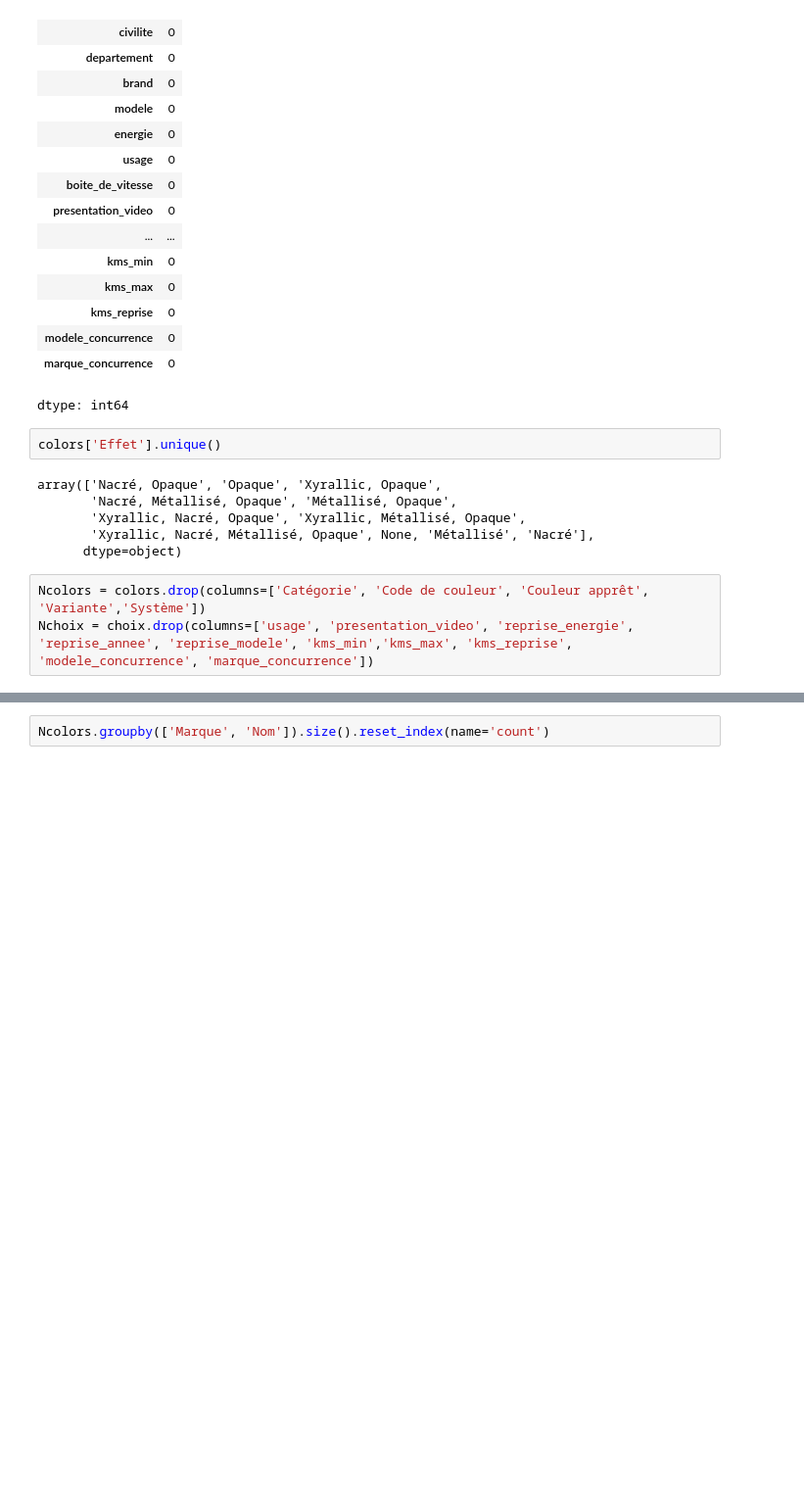
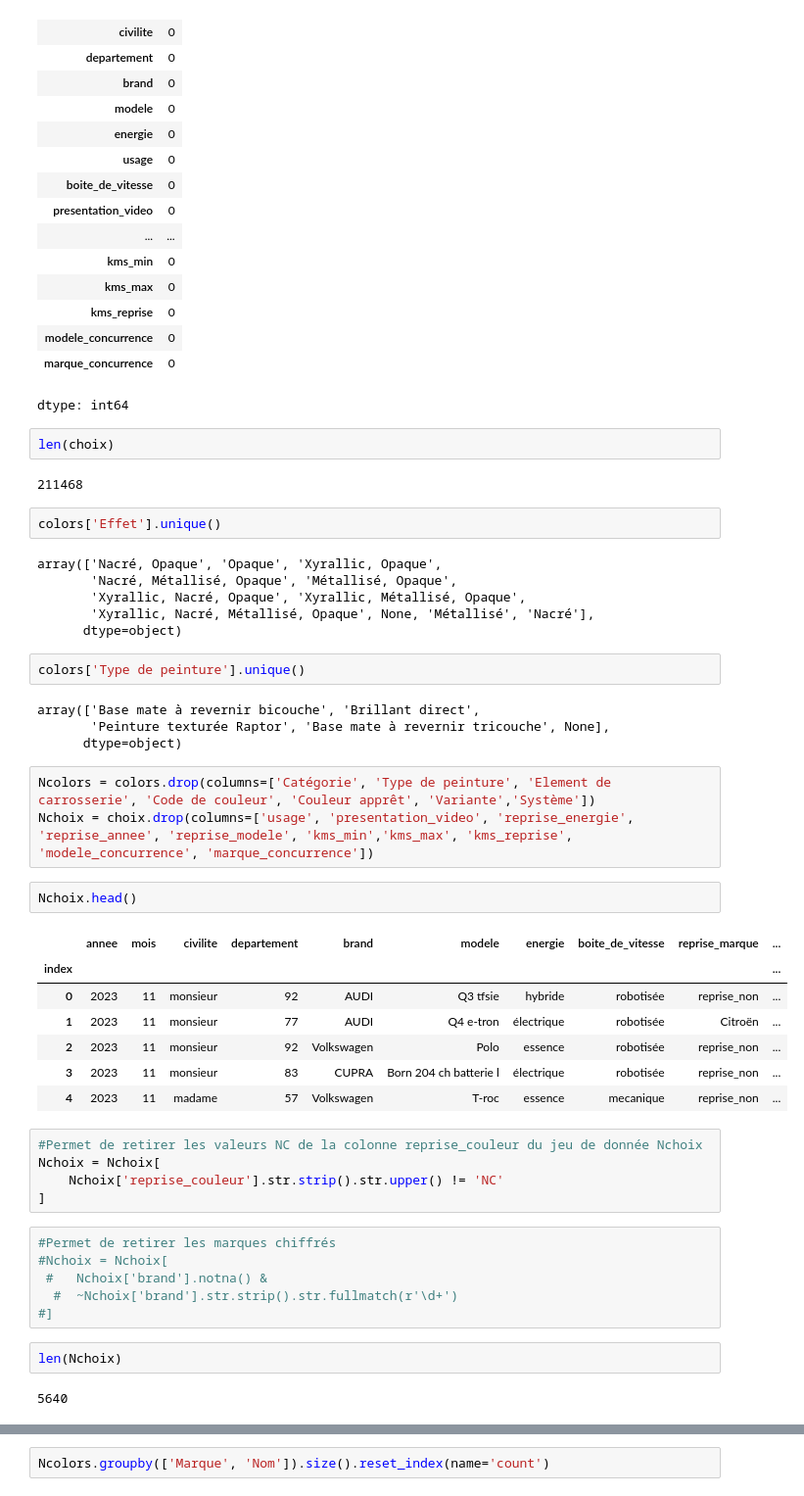
Before and after one commit to Melanie-Gomis/Marathon_du_web_couleurs_automobiles, a Jupyter notebook: Pole_Data.ipynb, the cells around one changed output, grey strips where cells are left out. Shown at 98% size. Drawn from its saved outputs; the diff is of its cells as text; blank space fills up the shorter version.

```diff
--- a/Pole_Data.ipynb
+++ b/Pole_Data.ipynb
@@ -34,6 +38,10 @@ choix.isna().sum()
 | modele_concurrence | 0 |
 | marque_concurrence | 0 |
 dtype: int64
+# %%
+len(choix)
+# %% [output]
+211468
 # %%
 colors['Effet'].unique()
 # %% [output]
@@ -42,6 +50,37 @@ array(['Nacré, Opaque', 'Opaque', 'Xyrallic, Opaque',
        'Xyrallic, Nacré, Opaque', 'Xyrallic, Métallisé, Opaque',
        'Xyrallic, Nacré, Métallisé, Opaque', None, 'Métallisé', 'Nacré'],
       dtype=object)
+# %%
+colors['Type de peinture'].unique()
+# %% [output]
+array(['Base mate à revernir bicouche', 'Brillant direct',
+       'Peinture texturée Raptor', 'Base mate à revernir tricouche', None],
+      dtype=object)
 # %%
-Ncolors = colors.drop(columns=['Catégorie', 'Code de couleur', 'Couleur apprêt', 'Variante','Système'])
+Ncolors = colors.drop(columns=['Catégorie', 'Type de peinture', 'Element de carrosserie', 'Code de couleur', 'Couleur apprêt', 'Variante','Système'])
 Nchoix = choix.drop(columns=['usage', 'presentation_video', 'reprise_energie', 'reprise_annee', 'reprise_modele', 'kms_min','kms_max', 'kms_reprise', 'modele_concurrence', 'marque_concurrence'])
+# %%
+Nchoix.head()
+# %% [output]
+|  | annee | mois | civilite | departement | brand | modele | energie | boite_de_vitesse | reprise_marque | ... |
+| index |  |  |  |  |  |  |  |  |  | ... |
+| 0 | 2023 | 11 | monsieur | 92 | AUDI | Q3 tfsie | hybride | robotisée | reprise_non | ... |
+| 1 | 2023 | 11 | monsieur | 77 | AUDI | Q4 e-tron | électrique | robotisée | Citroën | ... |
+| 2 | 2023 | 11 | monsieur | 92 | Volkswagen | Polo | essence | robotisée | reprise_non | ... |
+| 3 | 2023 | 11 | monsieur | 83 | CUPRA | Born 204 ch batterie l | électrique | robotisée | reprise_non | ... |
+| 4 | 2023 | 11 | madame | 57 | Volkswagen | T-roc | essence | mecanique | reprise_non | ... |
+# %%
+#Permet de retirer les valeurs NC de la colonne reprise_couleur du jeu de donnée Nchoix
+Nchoix = Nchoix[
+    Nchoix['reprise_couleur'].str.strip().str.upper() != 'NC'
+]
+# %%
+#Permet de retirer les marques chiffrés
+#Nchoix = Nchoix[
+ #   Nchoix['brand'].notna() &
+  #  ~Nchoix['brand'].str.strip().str.fullmatch(r'\d+')
+#]
+# %%
+len(Nchoix)
+# %% [output]
+5640
```
Also changed, not shown: parts of 62 cells of this notebook.
